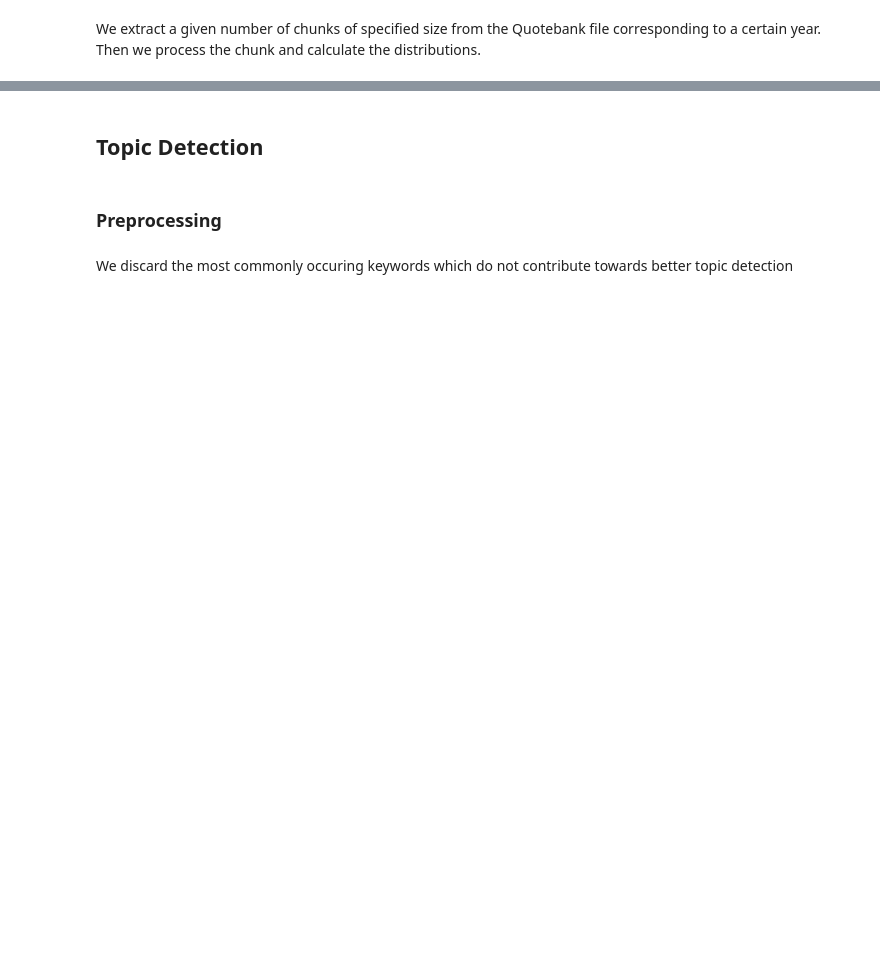
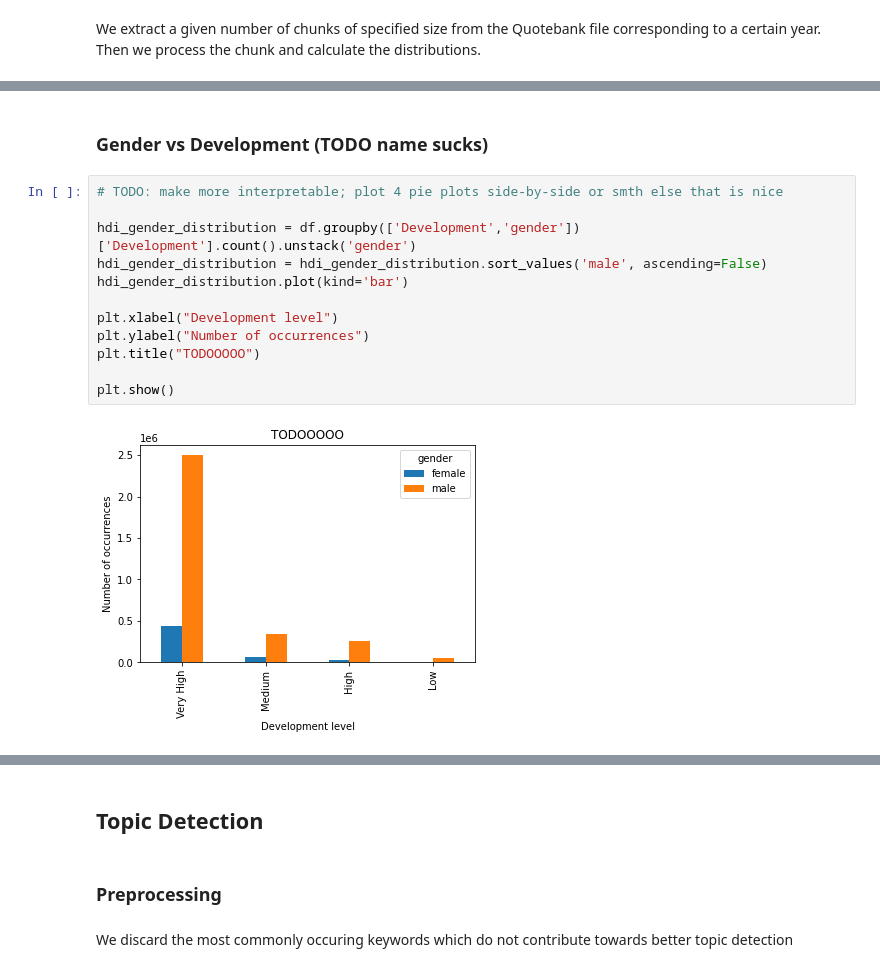
Before and after one commit to epfl-ada/ada-2021-project-gluten-meat-free, a Jupyter notebook: ADA_Project_notebook.ipynb, the cells around one changed output, grey strips where cells are left out. Saved outputs shown, nothing was run; the diff lists cells and outputs as text; blank space fills up the shorter version.

```diff
--- a/ADA_Project_notebook.ipynb
+++ b/ADA_Project_notebook.ipynb
@@ -447,0 +579,16 @@ df
+# %% [markdown]
+### Gender vs Development (TODO name sucks)
+# %%
+# TODO: make more interpretable; plot 4 pie plots side-by-side or smth else that is nice
+
+hdi_gender_distribution = df.groupby(['Development','gender'])['Development'].count().unstack('gender')
+hdi_gender_distribution = hdi_gender_distribution.sort_values('male', ascending=False)
+hdi_gender_distribution.plot(kind='bar')
+
+plt.xlabel("Development level")
+plt.ylabel("Number of occurrences")
+plt.title("TODOOOOO")
+
+plt.show()
+# %% [output]
+[figure, added]
```
Also changed, not shown: parts of 123 cells of this notebook.
